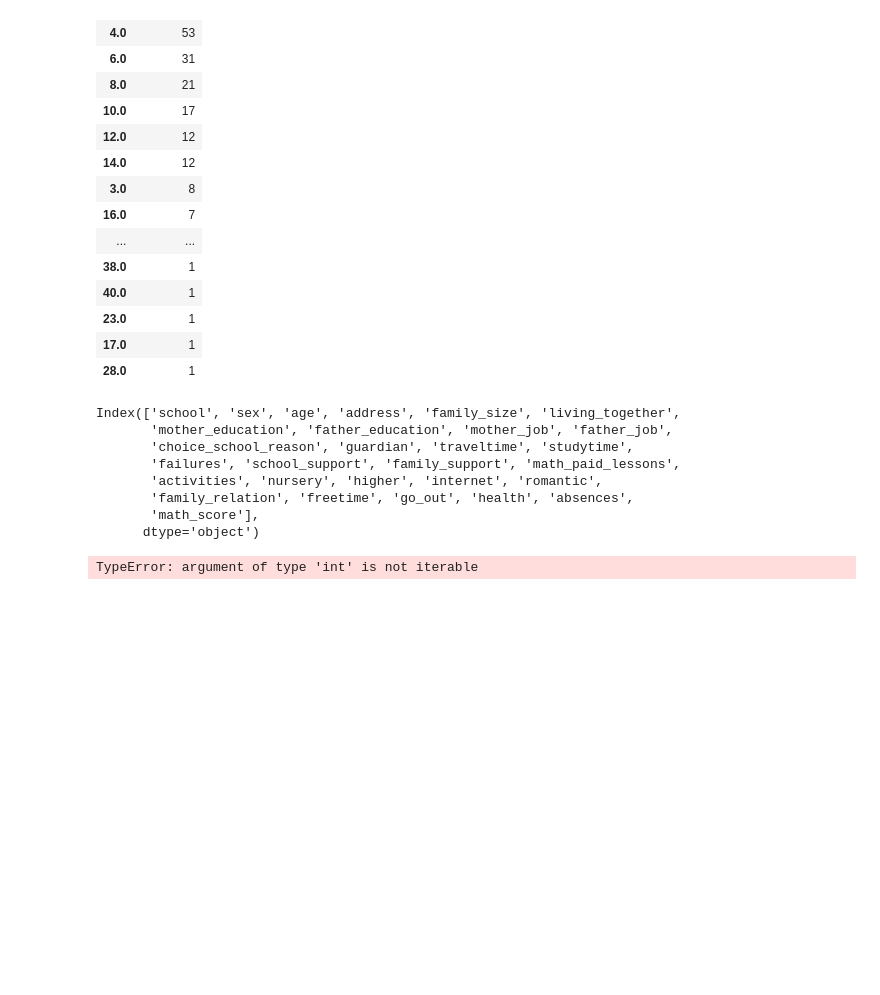
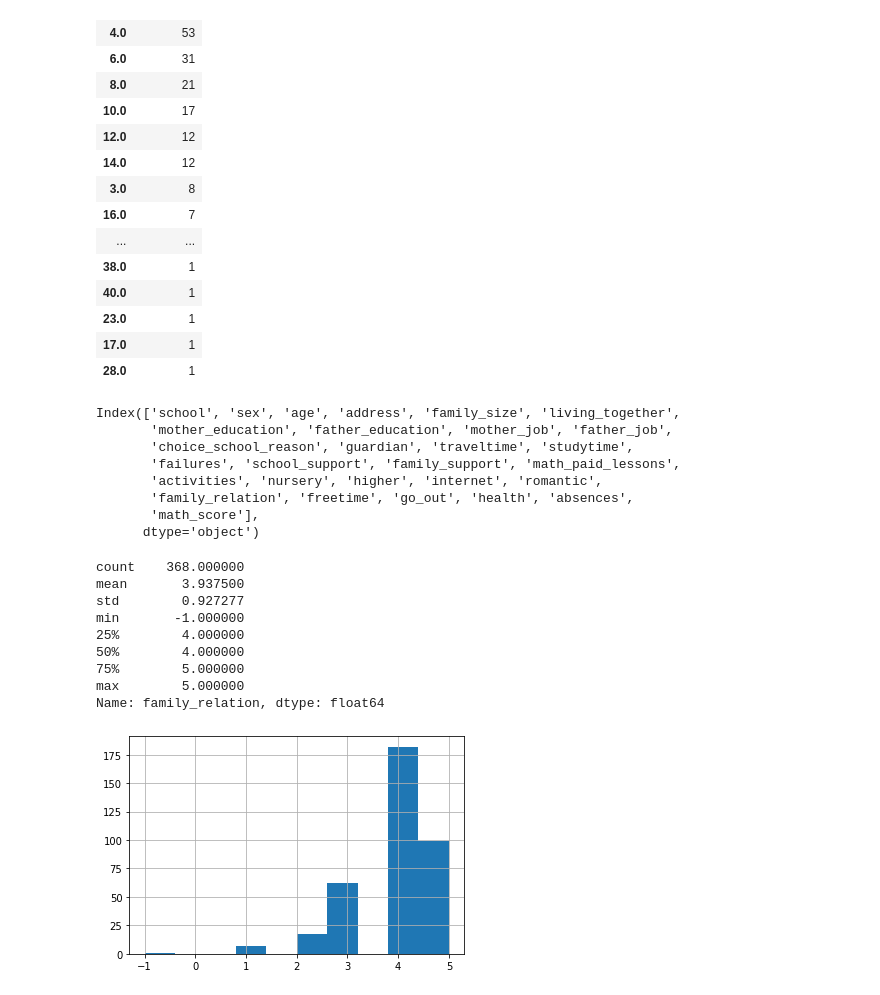
Before and after one commit to nailyatergemes/project2, a Jupyter notebook: project 2 stud math.ipynb, the cells around one changed output. Saved outputs shown, nothing was run; the diff lists cells and outputs as text; code cells hidden in the pictures; blank space fills up the shorter version.

```diff
--- a/project 2 stud math.ipynb
+++ b/project 2 stud math.ipynb
@@ -470,62 +470,19 @@ Index(['school', 'sex', 'age', 'address', 'family_size', 'living_together',
        'family_relation', 'freetime', 'go_out', 'health', 'absences',
        'math_score'],
       dtype='object')
-# %%
-mat.school = mat.school.apply(lambda x: None if pd.isnull(x) else None if x == 'nan'
-                      else x if '(' not in x else x[:x.find('(')].strip())
-mat.school = mat.sex.apply(lambda x: None if pd.isnull(x) else None if x == 'nan'
-                      else x if '(' not in x else x[:x.find('(')].strip())
-#mat.school = mat.age.apply(lambda x: None if pd.isnull(x) else None if x == 'nan'
-                      else x if '(' not in x else x[:x.find('(')].strip())
-mat.school = mat.address.apply(lambda x: None if pd.isnull(x) else None if x == 'nan'
-                      else x if '(' not in x else x[:x.find('(')].strip())
-mat.school = mat.family_size.apply(lambda x: None if pd.isnull(x) else None if x == 'nan'
-                      else x if '(' not in x else x[:x.find('(')].strip())
-#mat.school = mat.living_together.apply(lambda x: None if pd.isnull(x) else None if x == 'nan'
-                      else x if '(' not in x else x[:x.find('(')].strip())
-#mat.school = mat.mother_education.apply(lambda x: None if pd.isnull(x) else None if x == 'nan'
-                      else x if '(' not in x else x[:x.find('(')].strip())
-#mat.school = mat.father_education.apply(lambda x: None if pd.isnull(x) else None if x == 'nan'
-                      else x if '(' not in x else x[:x.find('(')].strip())
-mat.school = mat.mother_job.apply(lambda x: None if pd.isnull(x) else None if x == 'nan'
-                      else x if '(' not in x else x[:x.find('(')].strip())
-mat.school = mat.father_job.apply(lambda x: None if pd.isnull(x) else None if x == 'nan'
-                      else x if '(' not in x else x[:x.find('(')].strip())
-mat.school = mat.choice_school_reason.apply(lambda x: None if pd.isnull(x) else None if x == 'nan'
-                      else x if '(' not in x else x[:x.find('(')].strip())
-mat.school = mat.guardian.apply(lambda x: None if pd.isnull(x) else None if x == 'nan'
-                      else x if '(' not in x else x[:x.find('(')].strip())
-mat.school = mat.traveltime.apply(lambda x: None if pd.isnull(x) else None if x == 'nan'
-                      else x if '(' not in x else x[:x.find('(')].strip())
-mat.school = mat.studytime.apply(lambda x: None if pd.isnull(x) else None if x == 'nan'
-                      else x if '(' not in x else x[:x.find('(')].strip())
-mat.school = mat.failures.apply(lambda x: None if pd.isnull(x) else None if x == 'nan'
-                      else x if '(' not in x else x[:x.find('(')].strip())
-mat.school = mat.school_support.apply(lambda x: None if pd.isnull(x) else None if x == 'nan'
-                      else x if '(' not in x else x[:x.find('(')].strip())
-mat.school = mat.family_support.apply(lambda x: None if pd.isnull(x) else None if x == 'nan'
-                      else x if '(' not in x else x[:x.find('(')].strip())
-mat.school = mat.math_paid_lessons.apply(lambda x: None if pd.isnull(x) else None if x == 'nan'
-                      else x if '(' not in x else x[:x.find('(')].strip())
-mat.school = mat.activities.apply(lambda x: None if pd.isnull(x) else None if x == 'nan'
-                      else x if '(' not in x else x[:x.find('(')].strip())
-mat.school = mat.nursery.apply(lambda x: None if pd.isnull(x) else None if x == 'nan'
-                      else x if '(' not in x else x[:x.find('(')].strip())
-mat.school = mat.higher.apply(lambda x: None if pd.isnull(x) else None if x == 'nan'
-                      else x if '(' not in x else x[:x.find('(')].strip())
-mat.school = mat.internet.apply(lambda x: None if pd.isnull(x) else None if x == 'nan'
-                      else x if '(' not in x else x[:x.find('(')].strip())
-mat.school = mat.romantic.apply(lambda x: None if pd.isnull(x) else None if x == 'nan'
-                      else x if '(' not in x else x[:x.find('(')].strip())
-mat.school = mat.family_relation.apply(lambda x: None if pd.isnull(x) else None if x == 'nan'
-                      else x if '(' not in x else x[:x.find('(')].strip())
-mat.school = mat.freetime.apply(lambda x: None if pd.isnull(x) else None if x == 'nan'
-                      else x if '(' not in x else x[:x.find('(')].strip())
-mat.school = mat.go_out.apply(lambda x: None if pd.isnull(x) else None if x == 'nan'
-                      else x if '(' not in x else x[:x.find('(')].strip())
-mat.school = mat.health.apply(lambda x: None if pd.isnull(x) else None if x == 'nan'
-                      else x if '(' not in x else x[:x.find('(')].strip())
-mat.school = mat.absences.apply(lambda x: None if pd.isnull(x) else None if x == 'nan'
-                      else x if '(' not in x else x[:x.find('(')].strip())
-# %% [output]
-TypeError: argument of type 'int' is not iterable
+# %%
+mat.school = mat.school.apply(lambda x: None if x.strip() == '' else x)
+# %%
+mat.family_relation.hist()
+mat.family_relation.describe()
+# %% [output]
+count    368.000000
+mean       3.937500
+std        0.927277
+min       -1.000000
+25%        4.000000
+50%        4.000000
+75%        5.000000
+max        5.000000
+Name: family_relation, dtype: float64
+[figure, added]
```
Also changed, not shown: parts of 2 cells of this notebook.
